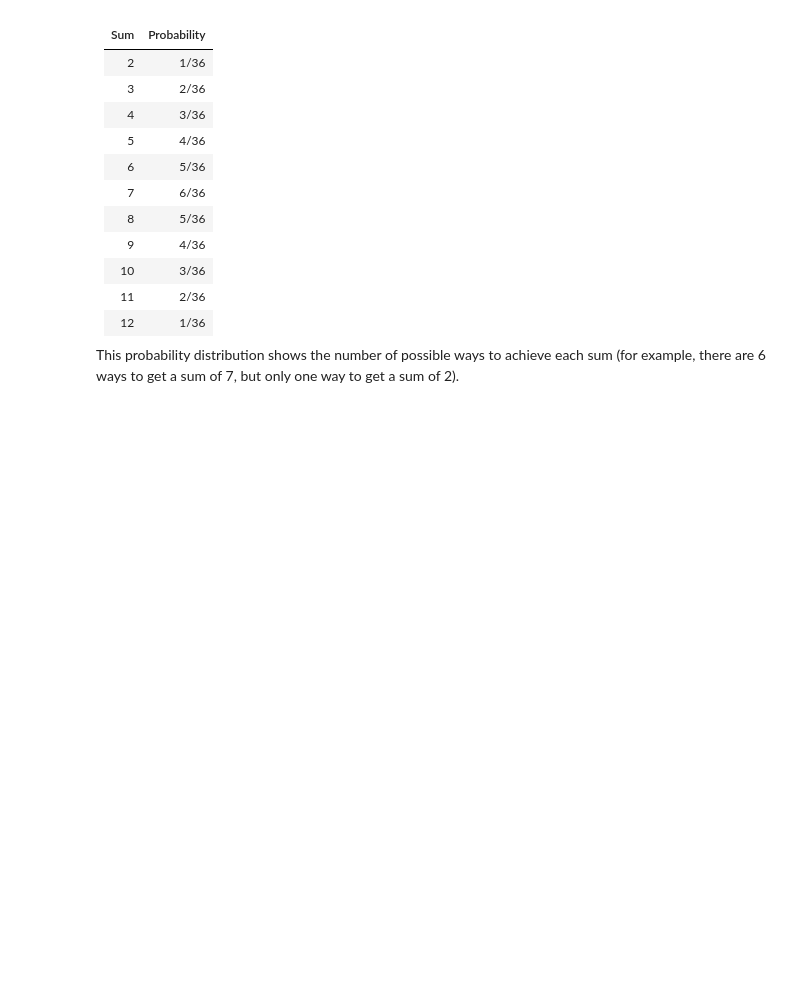
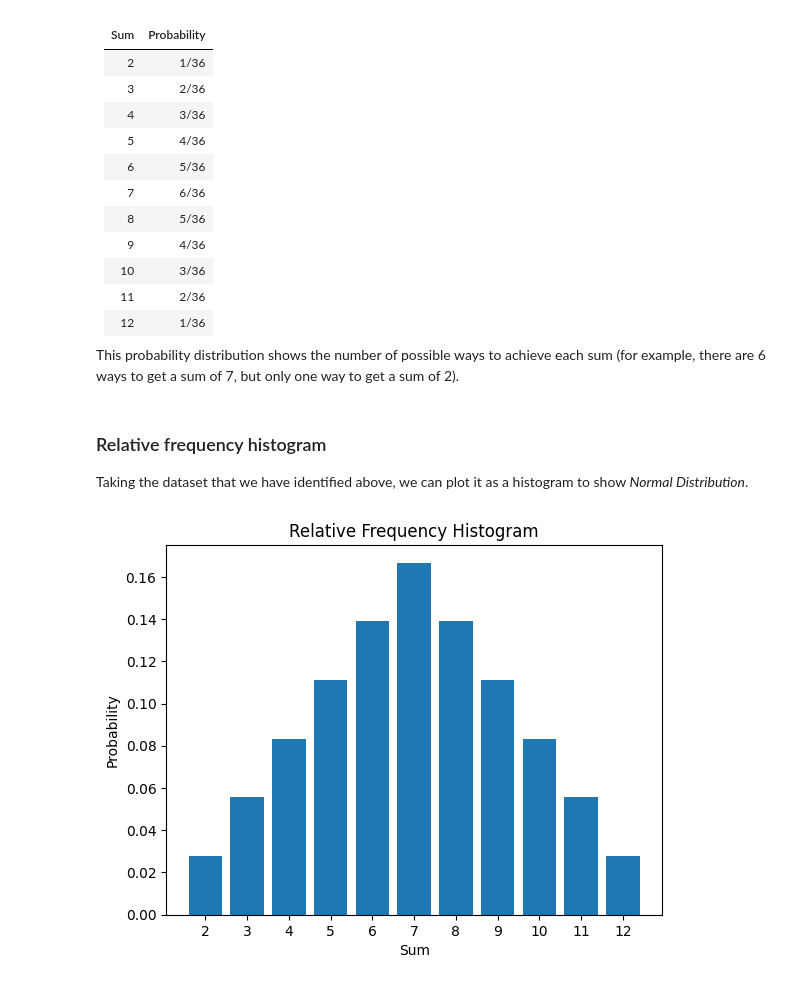
Before and after one commit to madm2n/ds-ml-notebook, a Jupyter notebook: statistics.ipynb, the cells around one changed output. Drawn from its saved outputs; the diff is of its cells as text; code cells hidden in the pictures; blank space fills up the shorter version.

Commit message:
Add relative frequency histogram.

```diff
--- a/statistics.ipynb
+++ b/statistics.ipynb
@@ -331,3 +333,20 @@ Probability distribution of dice rolls:
 | 12  |    1/36    |
 
 This probability distribution shows the number of possible ways to achieve each sum (for example, there are 6 ways to get a sum of 7, but only one way to get a sum of 2).
+# %% [markdown]
+### Relative frequency histogram
+
+Taking the dataset that we have identified above, we can plot it as a histogram to show _Normal Distribution_.
+# %%
+dice_rolls_sum = [2, 3, 4, 5, 6, 7, 8, 9, 10, 11, 12]
+dice_rolls_probability = [1/36, 2/36, 3/36, 4 /
+                          36, 5/36, 6/36, 5/36, 4/36, 3/36, 2/36, 1/36]
+
+plt.bar(dice_rolls_sum, dice_rolls_probability)
+plt.xlabel('Sum')
+plt.ylabel('Probability')
+plt.title('Relative Frequency Histogram')
+plt.xticks(dice_rolls_sum)
+plt.show()
+# %% [output]
+[figure, added]
```
Also changed, not shown: parts of 1 cell of this notebook.
